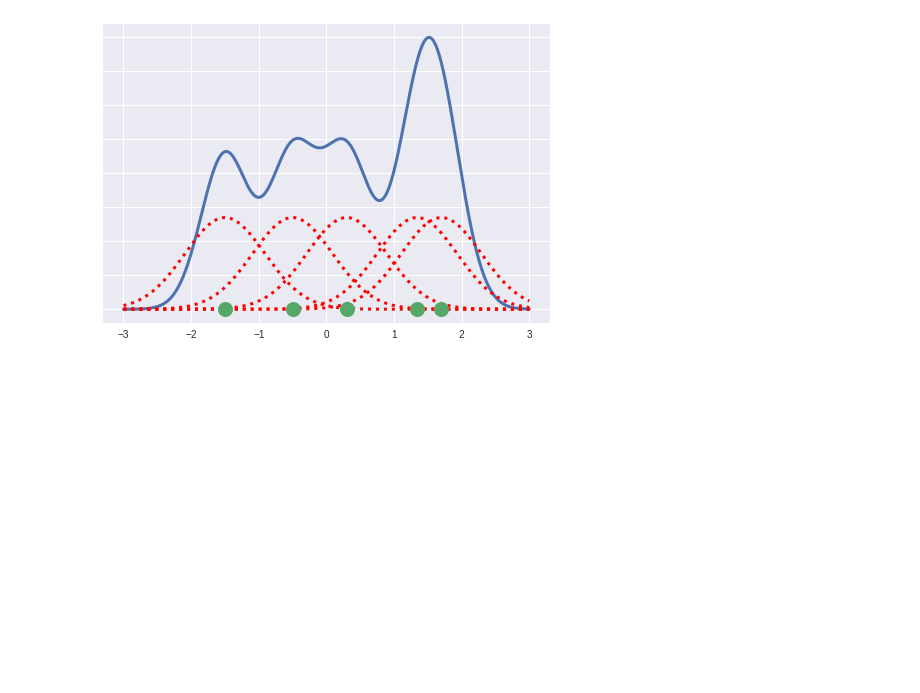
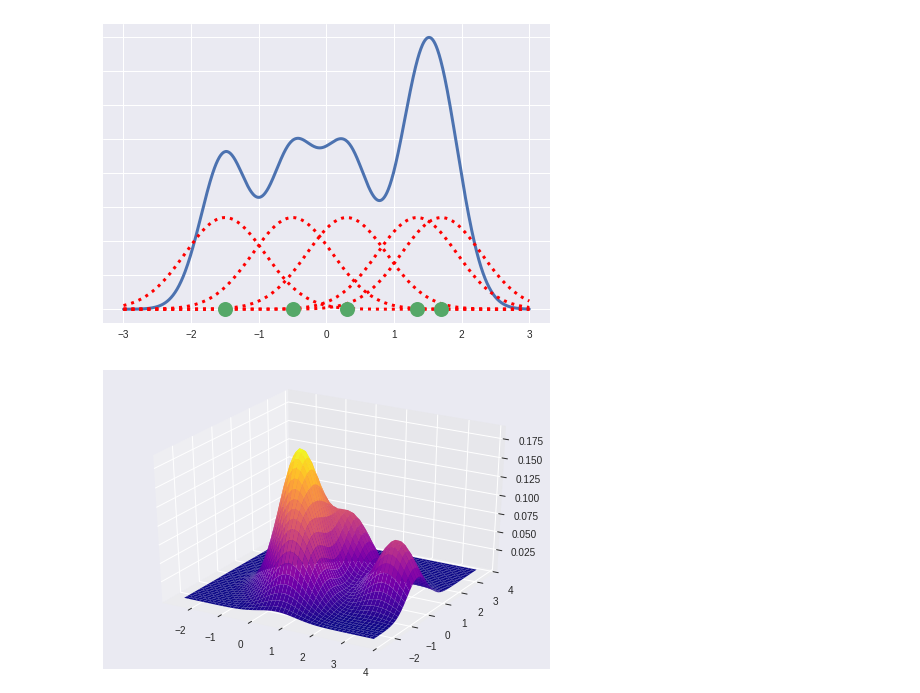
Before and after one commit to robertohueso/mlpack_talk, a Jupyter notebook: img/generador-graficos.ipynb, the cells around one changed output. Drawn from its saved outputs; the diff is of its cells as text; code cells hidden in the pictures; blank space fills up the shorter version.

```diff
--- a/img/generador-graficos.ipynb
+++ b/img/generador-graficos.ipynb
@@ -59,3 +60,26 @@ ax.set_yticklabels([])
 plt.savefig('kde_example.svg')
 # %% [output]
 [figure]
+# %%
+# Kernel density estimation 3D
+import sklearn.neighbors.kde as sci_kde
+
+x_src = np.array([[0,0],
+                  [0,-0.3],
+                  [0.6,-1.2],
+                  [1.0,1.0],
+                  [3.0,0]])
+steps = 50
+x_grid = np.linspace(-2.5, 3.7, steps)
+y_grid = x_grid
+X, Y = np.meshgrid(x_grid, y_grid)
+XY_pairs = np.stack([ X.reshape(-1), Y.reshape(-1) ],axis=-1)
+kde = sci_kde.KernelDensity(kernel='gaussian', bandwidth=0.6).fit(x_src)
+Z = np.exp(kde.score_samples(XY_pairs))
+fig = plt.figure()
+Z = Z.reshape((steps, steps))
+ax = plt.axes(projection='3d')
+ax.plot_surface(X, Y, Z, cmap='plasma')
+plt.savefig('kde_3d_example.svg')
+# %% [output]
+[figure, added]
```
Also changed, not shown: parts of 1 cell of this notebook, 6 other files.
